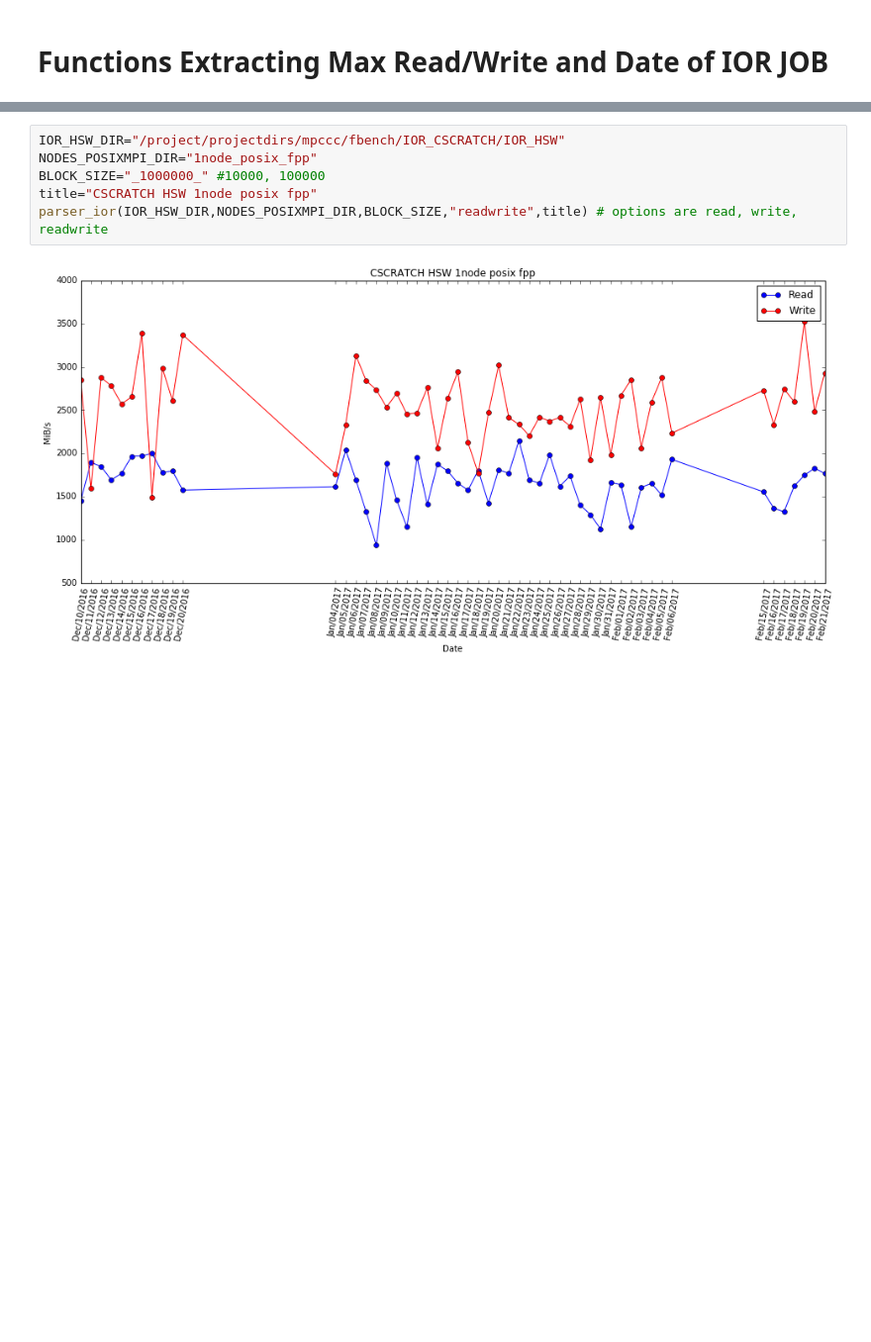
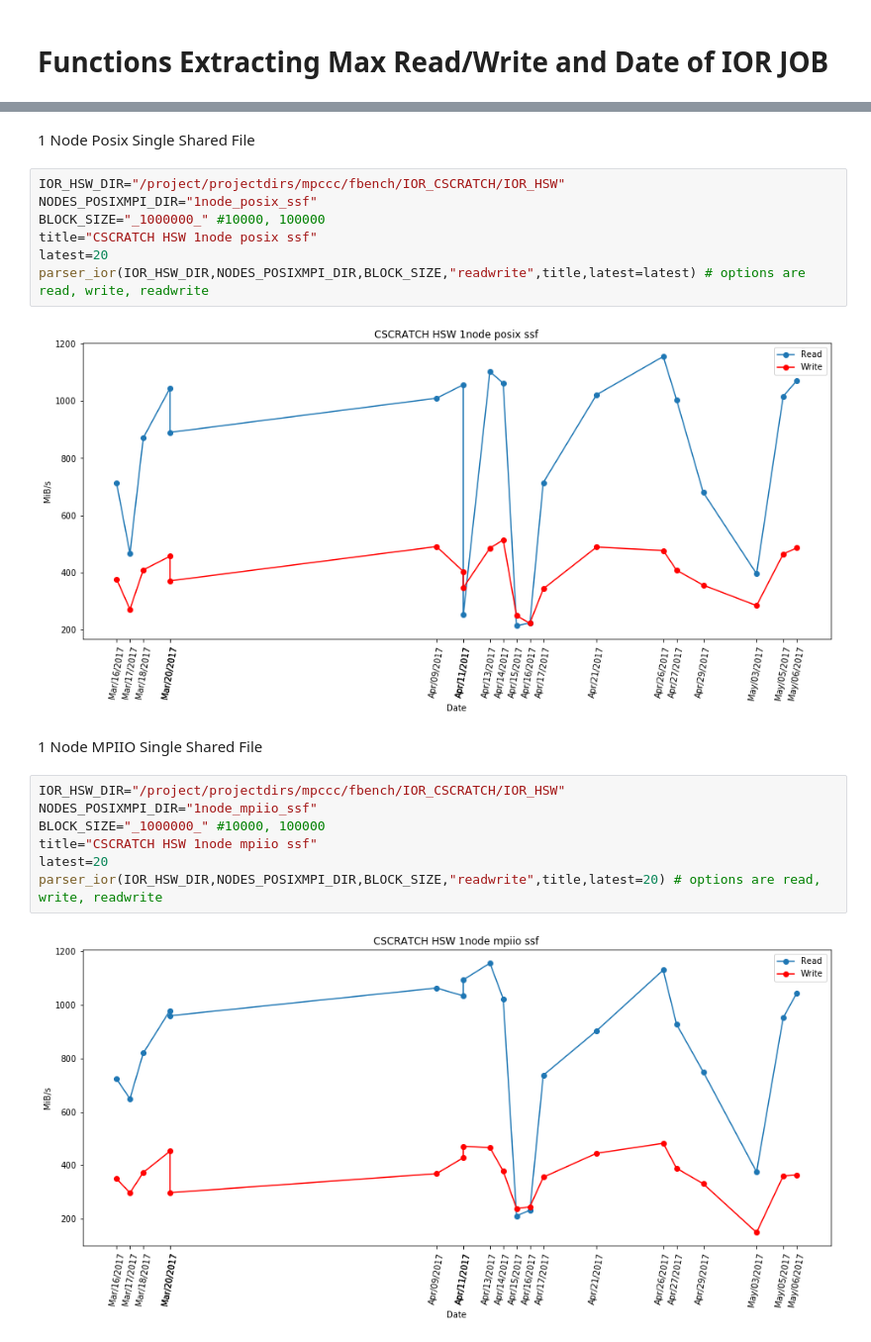
Before and after one commit to NERSC/ior-bench-cori, a Jupyter notebook: IOR_ALLFS.ipynb, the cells around one changed output, grey strips where cells are left out. Shown: that part at 99% size. Cells and saved outputs as stored; diff of their text form; blank space fills up the shorter version.

```diff
--- a/IOR_ALLFS.ipynb
+++ b/IOR_ALLFS.ipynb
@@ -89,8 +104,22 @@ xd=parser_ior(IOR_DVS_DIR,NODES_POSIXMPI_DIR,BLOCK_SIZE,"readwrite",title)
+# %% [markdown]
+1 Node Posix Single Shared File
 # %%
 IOR_HSW_DIR="/project/projectdirs/mpccc/fbench/IOR_CSCRATCH/IOR_HSW"
-NODES_POSIXMPI_DIR="1node_posix_fpp"
+NODES_POSIXMPI_DIR="1node_posix_ssf"
 BLOCK_SIZE="_1000000_" #10000, 100000
-title="CSCRATCH HSW 1node posix fpp"
-parser_ior(IOR_HSW_DIR,NODES_POSIXMPI_DIR,BLOCK_SIZE,"readwrite",title) # options are read, write, readwrite
+title="CSCRATCH HSW 1node posix ssf"
+latest=20
+parser_ior(IOR_HSW_DIR,NODES_POSIXMPI_DIR,BLOCK_SIZE,"readwrite",title,latest=latest) # options are read, write, readwrite
 # %% [output]
-[figure, old version]
+[figure, new version]
+# %% [markdown]
+1 Node MPIIO Single Shared File
+# %%
+IOR_HSW_DIR="/project/projectdirs/mpccc/fbench/IOR_CSCRATCH/IOR_HSW"
+NODES_POSIXMPI_DIR="1node_mpiio_ssf"
+BLOCK_SIZE="_1000000_" #10000, 100000
+title="CSCRATCH HSW 1node mpiio ssf"
+latest=20
+parser_ior(IOR_HSW_DIR,NODES_POSIXMPI_DIR,BLOCK_SIZE,"readwrite",title,latest=20) # options are read, write, readwrite
+# %% [output]
+[figure, added]
```
Also changed, not shown: parts of 21 cells of this notebook.
